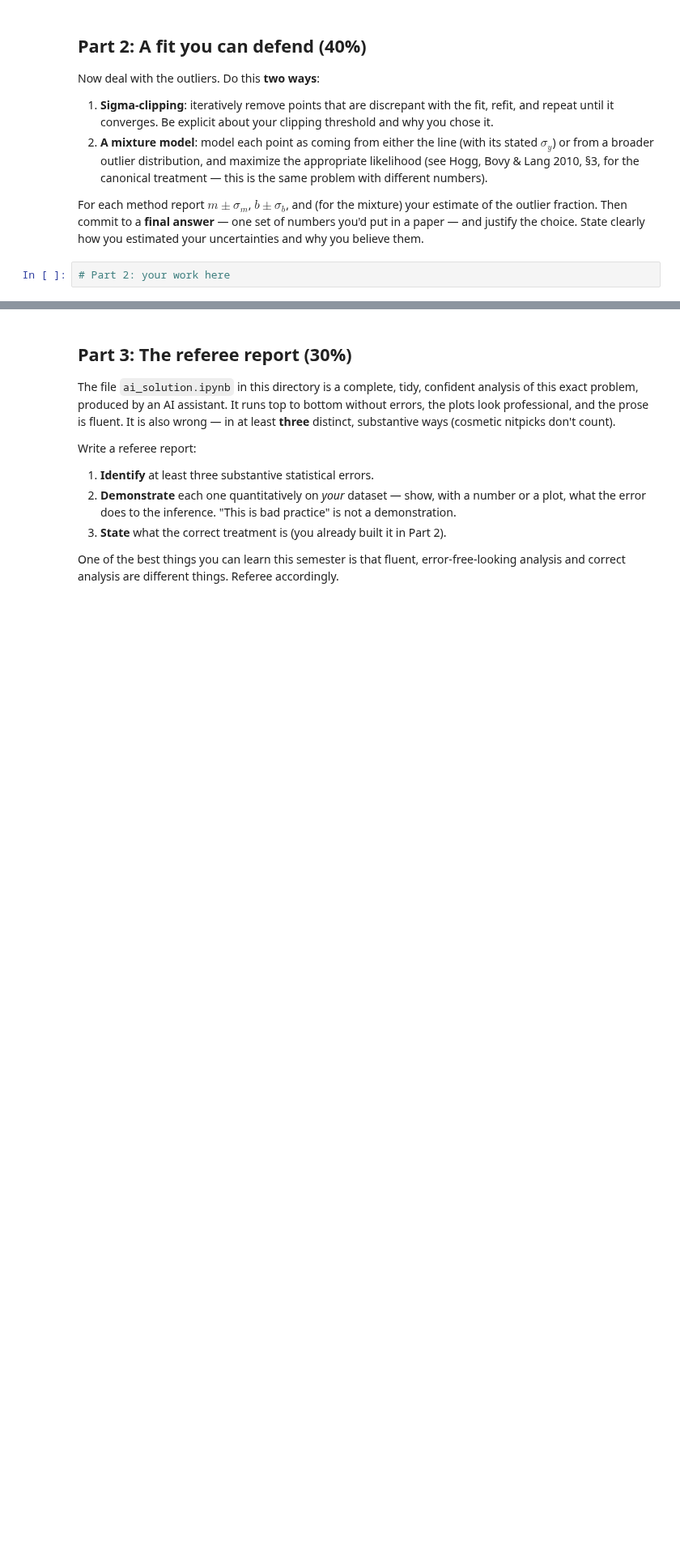
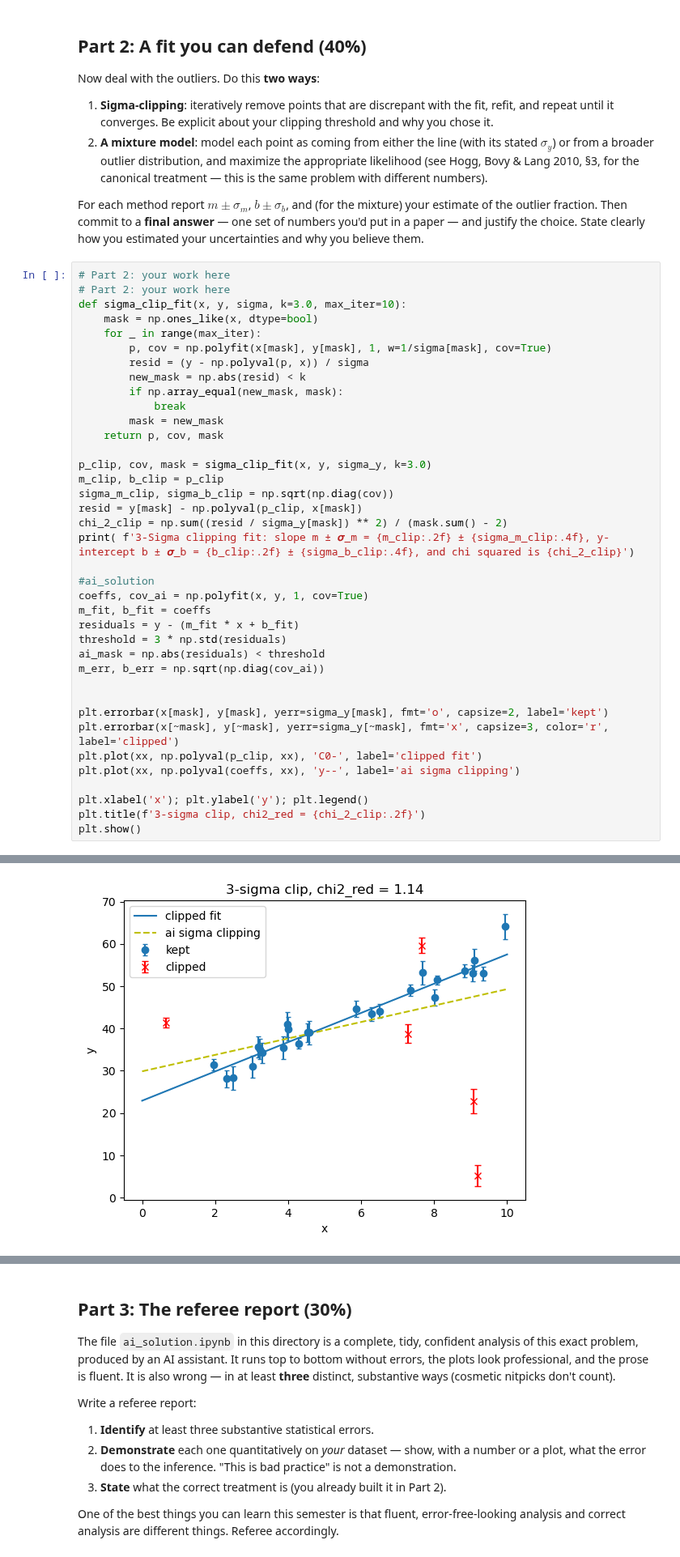
Before and after one commit to gnarayan/ast457_2026_Fall, a Jupyter notebook: submissions/saumyap2/lab01.ipynb, the cells around one changed output, grey strips where cells are left out. Shown at 81% size. Drawn from its saved outputs; the diff is of its cells as text; blank space fills up the shorter version.

```diff
--- a/submissions/saumyap2/lab01.ipynb
+++ b/submissions/saumyap2/lab01.ipynb
@@ -53,3 +82,40 @@ you'd put in a paper — and justify the choice. State clearly how you estimated
 uncertainties and why you believe them.
 # %%
 # Part 2: your work here
+# Part 2: your work here
+def sigma_clip_fit(x, y, sigma, k=3.0, max_iter=10):
+    mask = np.ones_like(x, dtype=bool)
+    for _ in range(max_iter):
+        p, cov = np.polyfit(x[mask], y[mask], 1, w=1/sigma[mask], cov=True)
+        resid = (y - np.polyval(p, x)) / sigma
+        new_mask = np.abs(resid) < k
+        if np.array_equal(new_mask, mask):
+            break
+        mask = new_mask
+    return p, cov, mask
+
+p_clip, cov, mask = sigma_clip_fit(x, y, sigma_y, k=3.0)
+m_clip, b_clip = p_clip
+sigma_m_clip, sigma_b_clip = np.sqrt(np.diag(cov))
+resid = y[mask] - np.polyval(p_clip, x[mask])
+chi_2_clip = np.sum((resid / sigma_y[mask]) ** 2) / (mask.sum() - 2)
+print( f'3-Sigma clipping fit: slope m ± 𝝈_m = {m_clip:.2f} ± {sigma_m_clip:.4f}, y-intercept b ± 𝝈_b = {b_clip:.2f} ± {sigma_b_clip:.4f}, and chi squared is {chi_2_clip}')
+
+#ai_solution
+coeffs, cov_ai = np.polyfit(x, y, 1, cov=True)
+m_fit, b_fit = coeffs
+residuals = y - (m_fit * x + b_fit)
+threshold = 3 * np.std(residuals)
+ai_mask = np.abs(residuals) < threshold
+m_err, b_err = np.sqrt(np.diag(cov_ai))
+
+
+plt.errorbar(x[mask], y[mask], yerr=sigma_y[mask], fmt='o', capsize=2, label='kept')
+plt.errorbar(x[~mask], y[~mask], yerr=sigma_y[~mask], fmt='x', capsize=3, color='r', label='clipped')
+plt.plot(xx, np.polyval(p_clip, xx), 'C0-', label='clipped fit')
+plt.plot(xx, np.polyval(coeffs, xx), 'y--', label='ai sigma clipping')
+
+plt.xlabel('x'); plt.ylabel('y'); plt.legend()
+plt.title(f'3-sigma clip, chi2_red = {chi_2_clip:.2f}')
+plt.show()
+# %% [output]
@@ -55,0 +123 @@ uncertainties and why you believe them.
+[figure, added]
```
Also changed, not shown: parts of 9 cells of this notebook.
